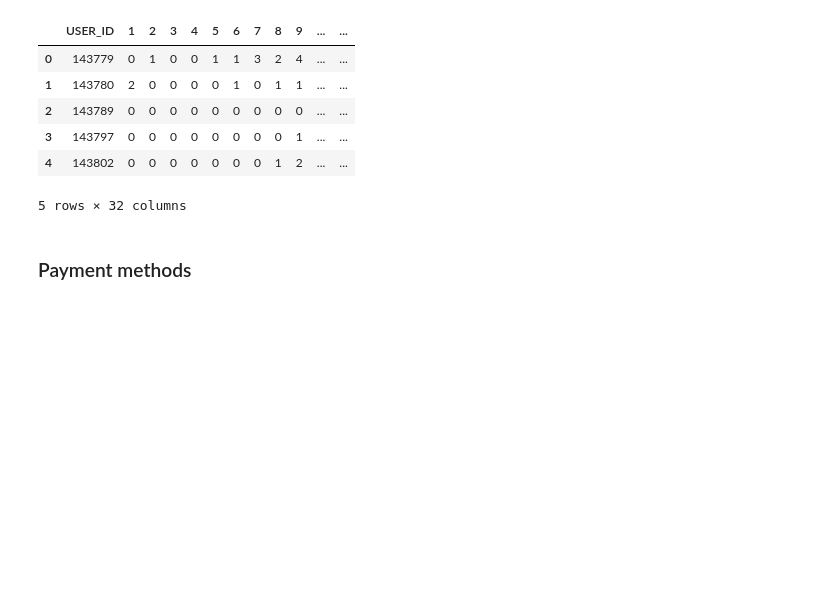
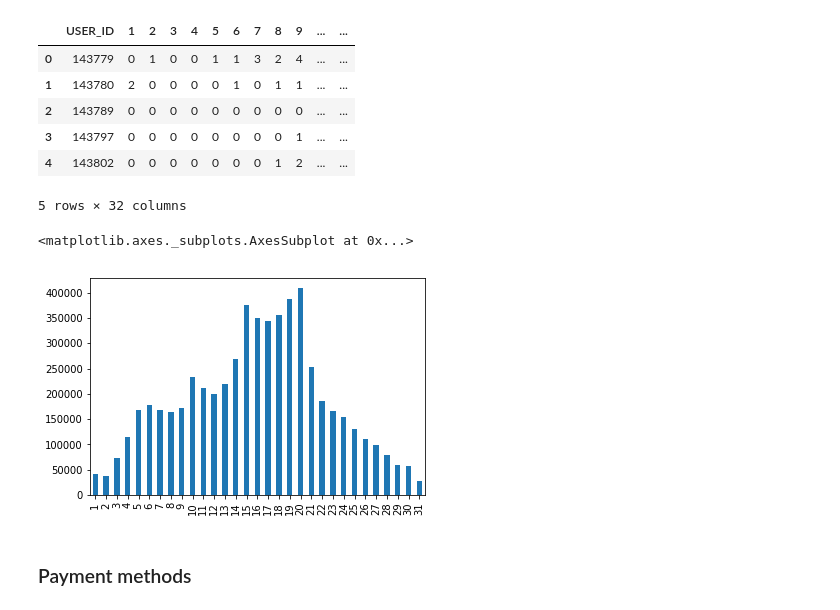
Before and after one commit to shkabarashka/python, a Jupyter notebook: RTK.ipynb, the cells around one changed output. Saved outputs shown, nothing was run; the diff lists cells and outputs as text; code cells hidden in the pictures; blank space fills up the shorter version.

Commit message:
Add figures
Former-commit-id: e4ec5fddb166bf1e7bde61b50cb5d2ad8063f6e6

```diff
--- a/RTK.ipynb
+++ b/RTK.ipynb
@@ -232,3 +232,10 @@ Pay1.to_csv('Pay_days1.csv', sep=';', index = False)
+# %%
+# the most popular day to pay
+Day_group = Pay1.drop(['USER_ID'], axis =1)
+Day_group.sum().plot.bar()
+# %% [output]
+<matplotlib.axes._subplots.AxesSubplot at 0x...>
+[figure, added]
 # %% [markdown]
 ### Payment methods
 # %%
```
Also changed, not shown: parts of 7 cells of this notebook, 6 other files.
